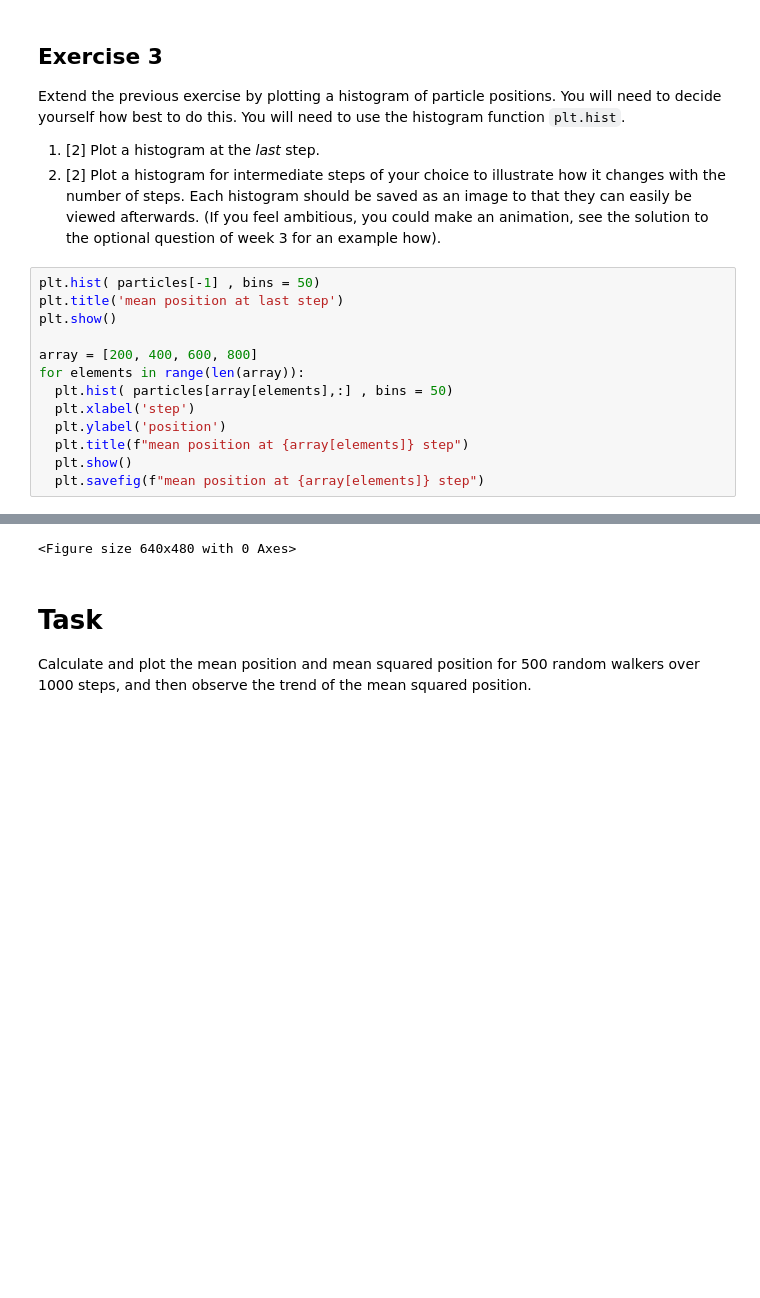
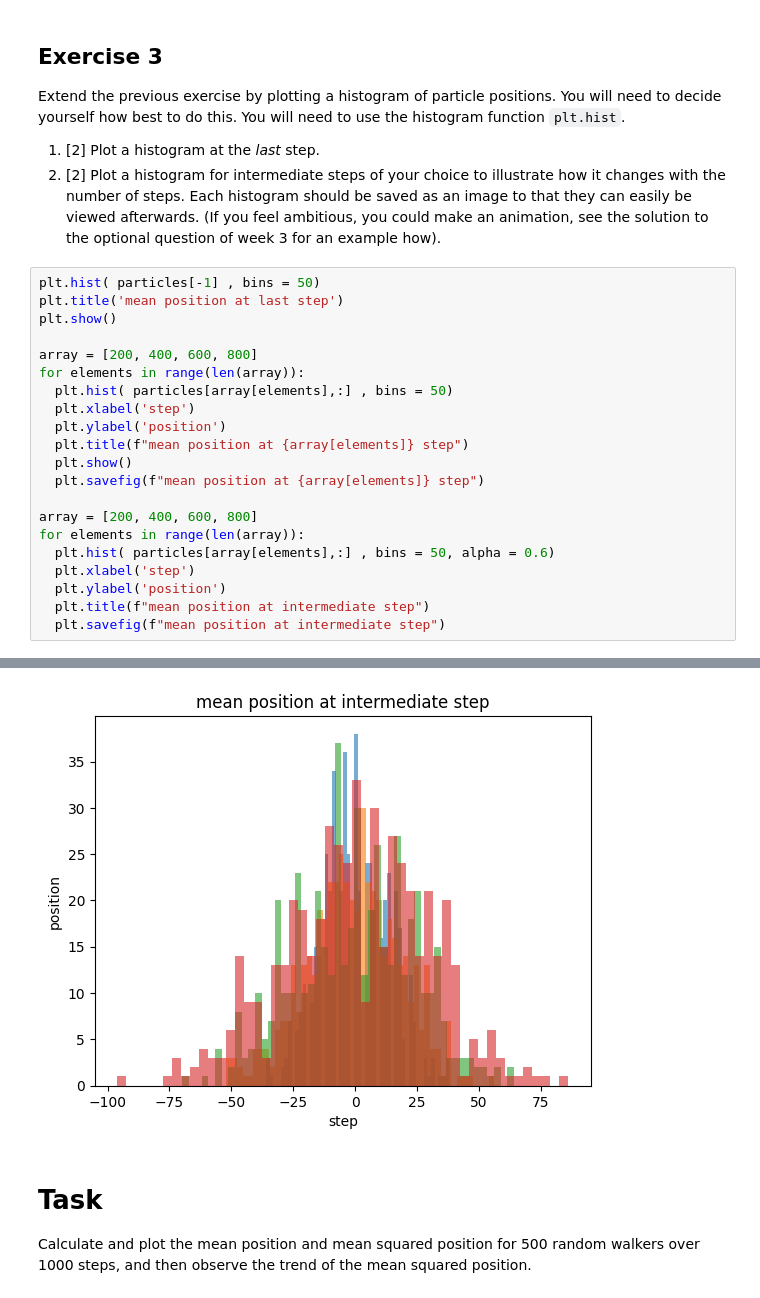
Before and after one commit to PX2145-2025/week-7-b-Williams-Carys, a Jupyter notebook: Random_walk.ipynb, the cells around one changed output, grey strips where cells are left out. Saved outputs shown, nothing was run; the diff lists cells and outputs as text; blank space fills up the shorter version.

```diff
--- a/Random_walk.ipynb
+++ b/Random_walk.ipynb
@@ -221,23 +221,31 @@ Extend the previous exercise by plotting a histogram of particle positions. You
 # %%
 plt.hist( particles[-1] , bins = 50)
 plt.title('mean position at last step')
 plt.show()
 
 array = [200, 400, 600, 800]
 for elements in range(len(array)):
   plt.hist( particles[array[elements],:] , bins = 50)
   plt.xlabel('step')
   plt.ylabel('position')
   plt.title(f"mean position at {array[elements]} step")
   plt.show()
   plt.savefig(f"mean position at {array[elements]} step")
+
+array = [200, 400, 600, 800]
+for elements in range(len(array)):
+  plt.hist( particles[array[elements],:] , bins = 50, alpha = 0.6)
+  plt.xlabel('step')
+  plt.ylabel('position')
+  plt.title(f"mean position at intermediate step")
+  plt.savefig(f"mean position at intermediate step")
 # %% [output]
 [figure]
 [figure]
 [figure]
 [figure]
 [figure]
-<Figure size 640x480 with 0 Axes>
+[figure, added]
 # %% [markdown]
 # Task
 Calculate and plot the mean position and mean squared position for 500 random walkers over 1000 steps, and then observe the trend of the mean squared position.
```
